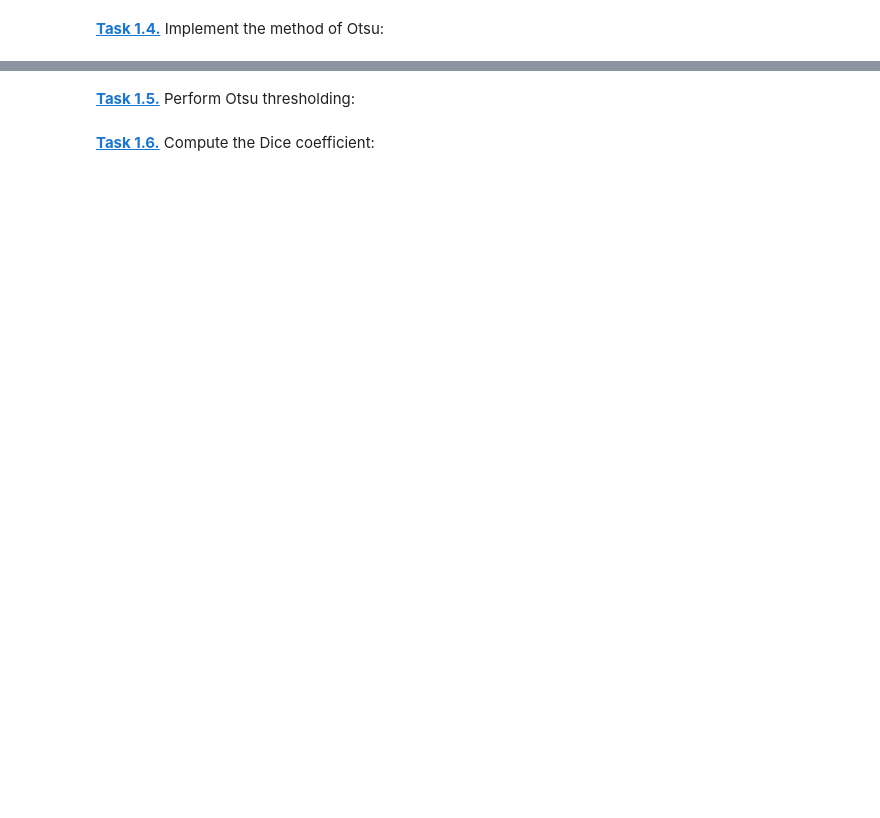
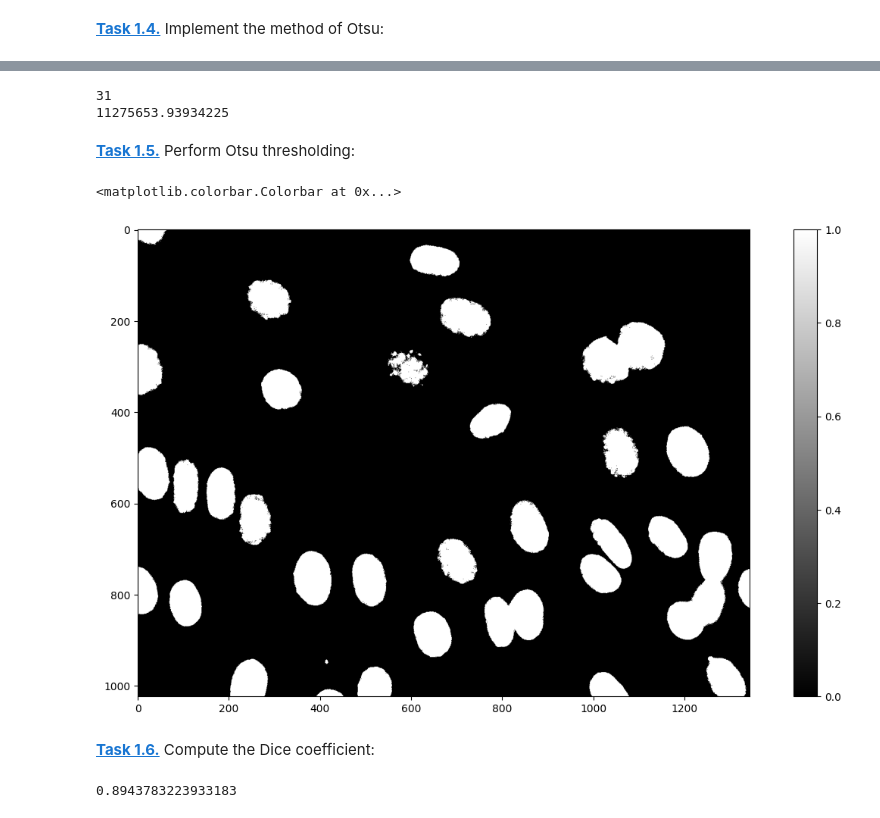
Before and after one commit to MiaRaedlein/mobi-fs5-python, a Jupyter notebook: otsu.ipynb, the cells around one changed output, grey strips where cells are left out. Saved outputs shown, nothing was run; the diff lists cells and outputs as text; code cells hidden in the pictures; blank space fills up the shorter version.

```diff
--- a/otsu.ipynb
+++ b/otsu.ipynb
@@ -5,7 +5,11 @@ import numpy as np
 import matplotlib.pyplot as plt
 # %% [markdown]
 **[Task 1.1.]()** Load the image:
+# %%
+imgf = plt.imread('data/NIH3T3/im/dna-0.png')
 # %% [markdown]
 **[Task 1.2.]()** Quantify the image into 256 bins:
+# %%
+img8 = (imgf * 255).round().astype(np.uint8)
 # %% [markdown]
 **[Task 1.3.]()** Compute the image histogram:
@@ -19,4 +54,42 @@ plt.bar(range(256), h, width=1)
+# %%
+T_best = np.nanargmin(j)
+print(T_best)
+print(j[T_best])
+# %% [output]
+31
+11275653.93934225
 # %% [markdown]
 **[Task 1.5.]()** Perform Otsu thresholding:
+# %%
+img8.shape
+
+img_2 = img8.copy()
+T = 31
+
+for x in range(1024) :
+    for y in range(1344) :
+        if img_2[x,y] >= T:
+            img_2[x,y] = 1
+        else :
+            img_2[x,y] = 0
+
+plt.figure(figsize=(15,8))
+plt.imshow(img_2, "grey")
+plt.colorbar()
+# %% [output]
+<matplotlib.colorbar.Colorbar at 0x...>
+[figure, added]
 # %% [markdown]
 **[Task 1.6.]()** Compute the Dice coefficient:
+# %%
+G = plt.imread('data/NIH3T3/gt/0.png')
+
+H = img_2
+
+GH = G * H
+
+DC = 2*(GH.sum())/(G.sum() + H.sum())
+
+print(DC)
+# %% [output]
+0.8943783223933183
```
Also changed, not shown: parts of 3 cells of this notebook.
